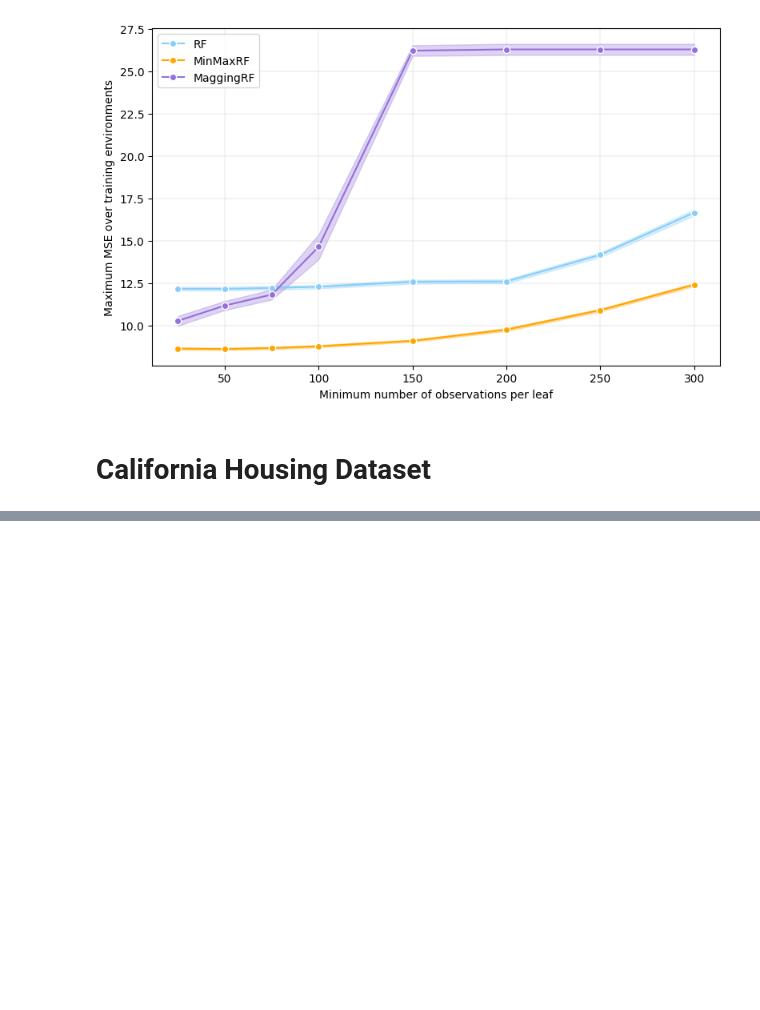
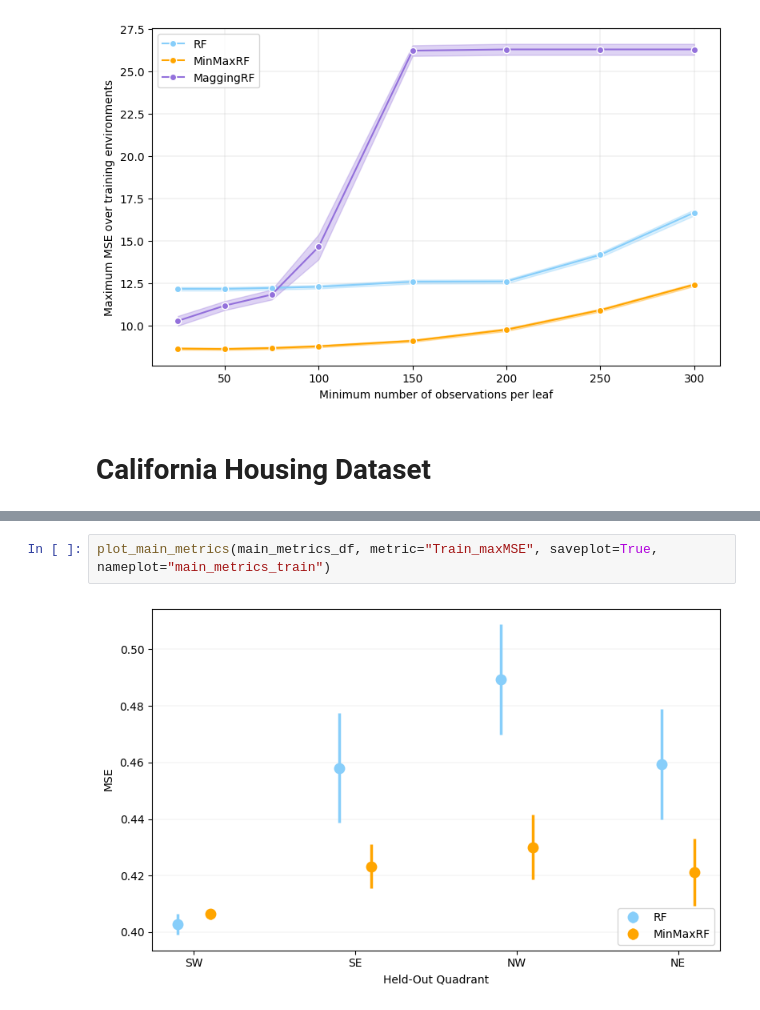
Before and after one commit to francescofreni/nldg, a Jupyter notebook: experiments/results_rf.ipynb, the cells around one changed output, grey strips where cells are left out. Drawn from its saved outputs; the diff is of its cells as text; blank space fills up the shorter version.

```diff
--- a/experiments/results_rf.ipynb
+++ b/experiments/results_rf.ipynb
@@ -119,0 +136,4 @@ plot_max_mse_msl(max_mse_msl_df, saveplot=True)
+# %%
+plot_main_metrics(main_metrics_df, metric="Train_maxMSE", saveplot=True, nameplot="main_metrics_train")
+# %% [output]
+[figure, added]
```
Also changed, not shown: parts of 8 cells of this notebook, 2 other files.
